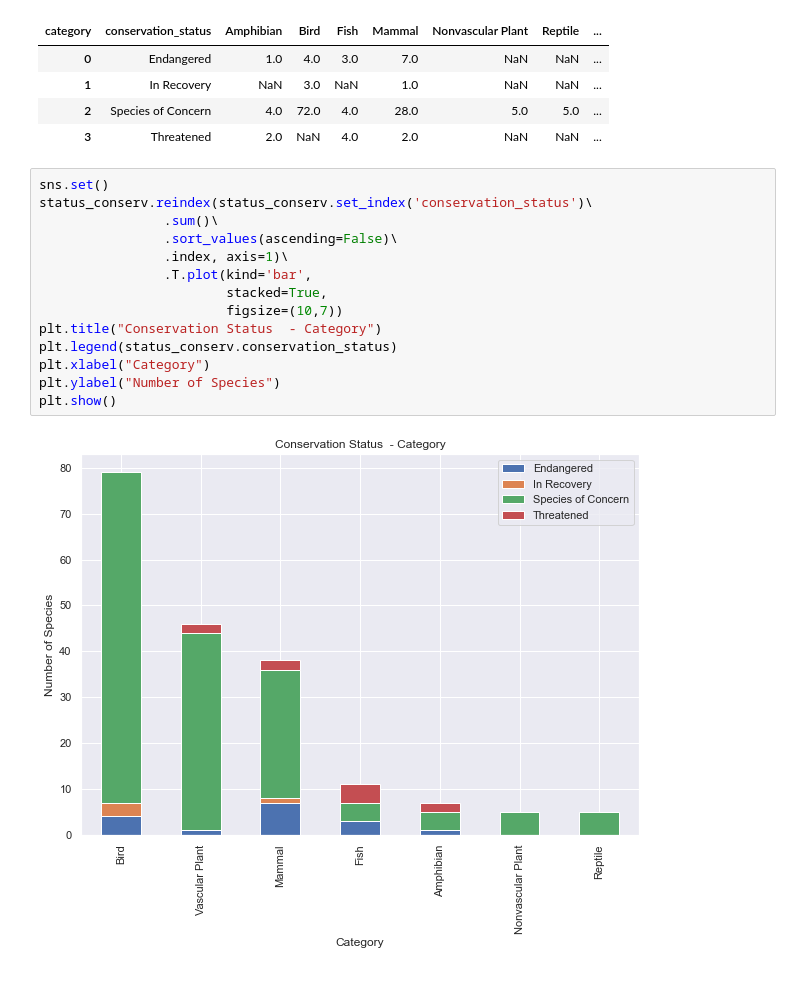
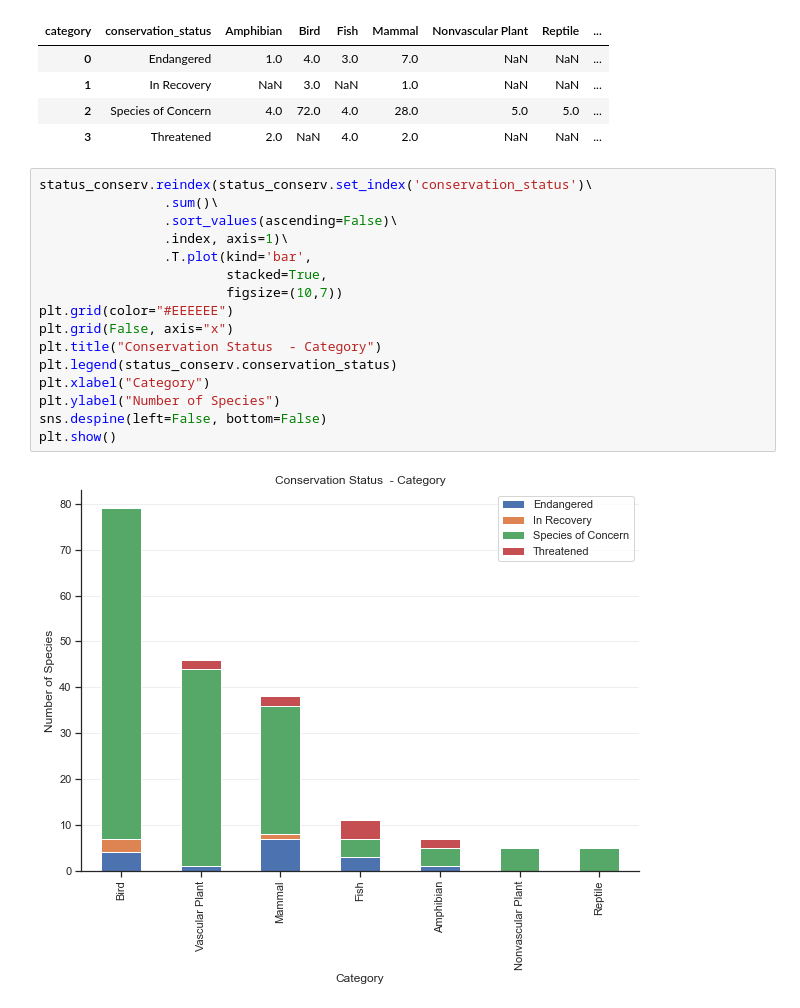
Before and after one commit to lep511/Portfolio-biodiversity, a Jupyter notebook: biodiversity.ipynb, the cells around one changed output. Saved outputs shown, nothing was run; the diff lists cells and outputs as text.

```diff
--- a/biodiversity.ipynb
+++ b/biodiversity.ipynb
@@ -154,18 +155,20 @@ status_conserv
 | 2 | Species of Concern | 4.0 | 72.0 | 4.0 | 28.0 | 5.0 | 5.0 | ... |
 | 3 | Threatened | 2.0 | NaN | 4.0 | 2.0 | NaN | NaN | ... |
 # %%
-sns.set()
 status_conserv.reindex(status_conserv.set_index('conservation_status')\
                 .sum()\
                 .sort_values(ascending=False)\
                 .index, axis=1)\
                 .T.plot(kind='bar',
                         stacked=True,
                         figsize=(10,7))
+plt.grid(color="#EEEEEE")
+plt.grid(False, axis="x")
 plt.title("Conservation Status  - Category")
 plt.legend(status_conserv.conservation_status)
 plt.xlabel("Category")
 plt.ylabel("Number of Species")
+sns.despine(left=False, bottom=False)
 plt.show()
 # %% [output]
-[figure, old version]
+[figure, new version]
```
Also changed, not shown: parts of 10 cells of this notebook.
